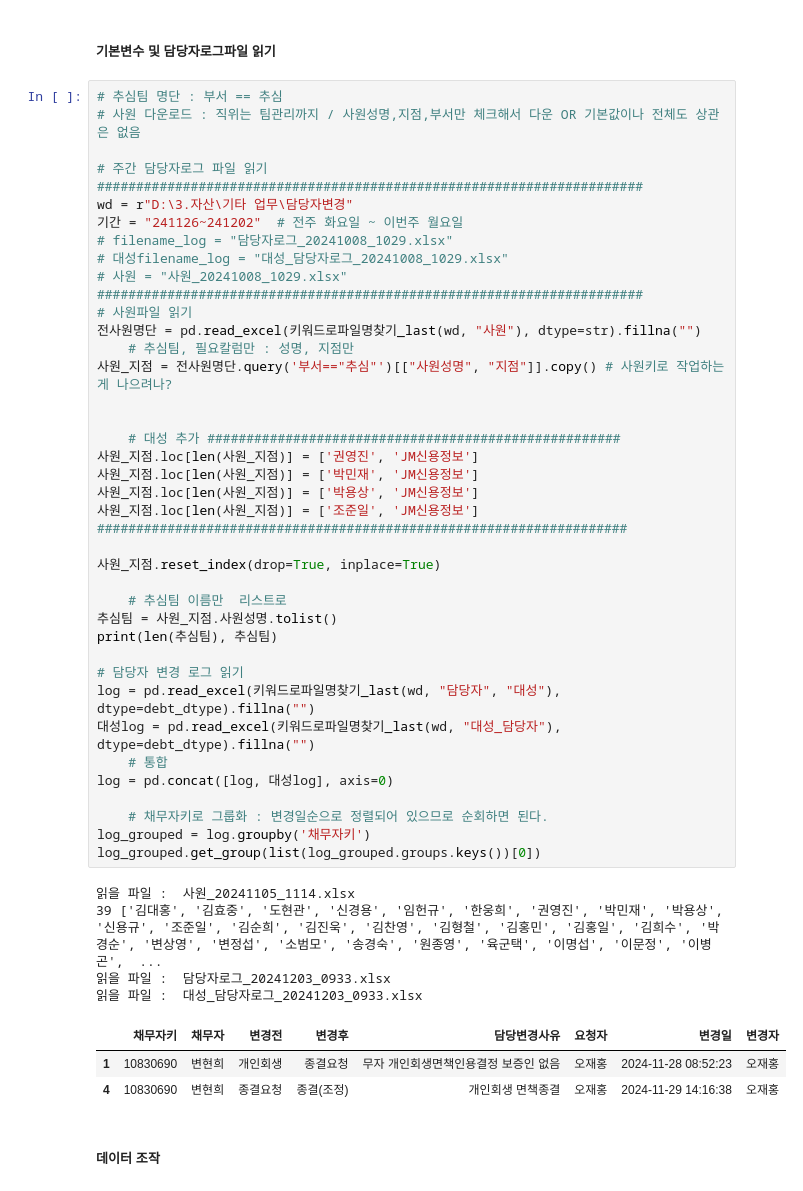
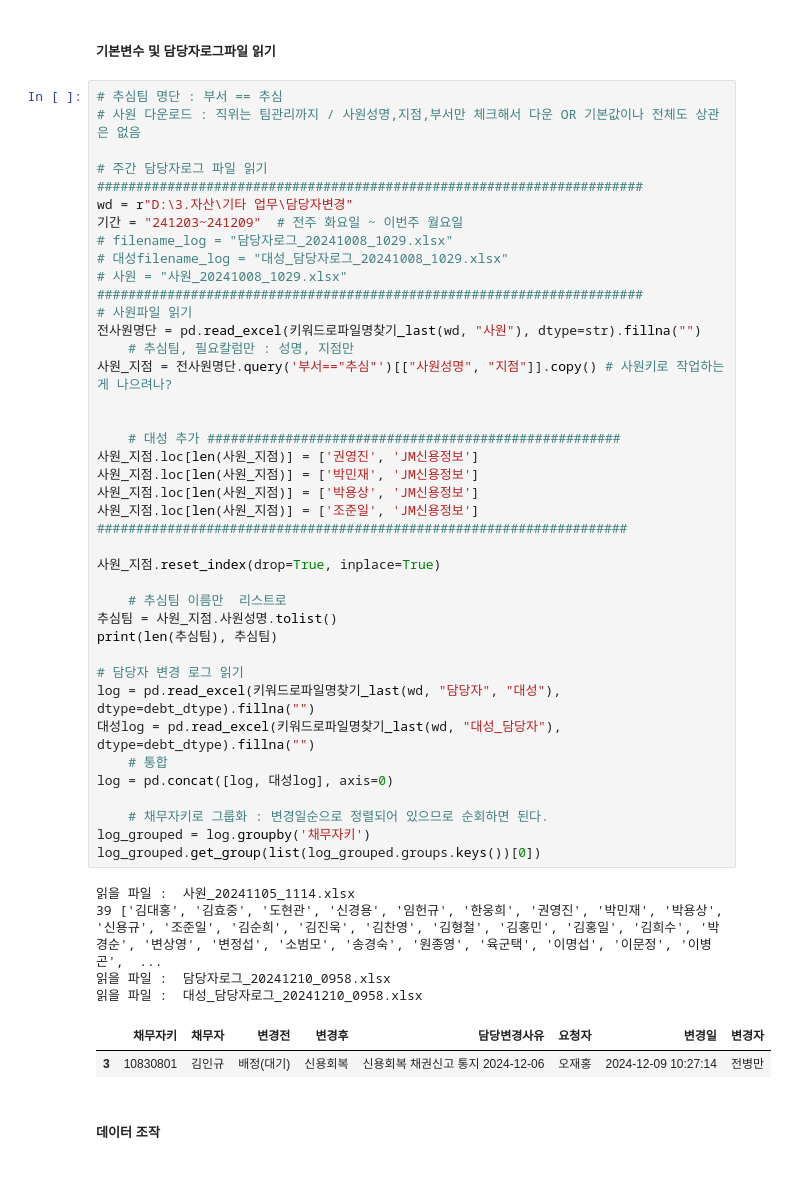
Before and after one commit to jbmyou/python_work, a Jupyter notebook: fileNaming/자산관리/담당자변경.ipynb, the cells around one changed output. Saved outputs shown, nothing was run; the diff lists cells and outputs as text.

```diff
--- a/fileNaming/자산관리/담당자변경.ipynb
+++ b/fileNaming/자산관리/담당자변경.ipynb
@@ -45,7 +45,7 @@ def 키워드로파일명찾기_last(폴더:str, 포함키워드:str, 제외키
 # 주간 담당자로그 파일 읽기
 ######################################################################
 wd = r"D:\3.자산\기타 업무\담당자변경"
-기간 = "241126~241202"  # 전주 화요일 ~ 이번주 월요일
+기간 = "241203~241209"  # 전주 화요일 ~ 이번주 월요일
 # filename_log = "담당자로그_20241008_1029.xlsx"
 # 대성filename_log = "대성_담당자로그_20241008_1029.xlsx"
 # 사원 = "사원_20241008_1029.xlsx"
@@ -55,37 +55,36 @@ wd = r"D:\3.자산\기타 업무\담당자변경"
     # 추심팀, 필요칼럼만 : 성명, 지점만
 사원_지점 = 전사원명단.query('부서=="추심"')[["사원성명", "지점"]].copy() # 사원키로 작업하는게 나으려나?
 
 
     # 대성 추가 #####################################################
 사원_지점.loc[len(사원_지점)] = ['권영진', 'JM신용정보']
 사원_지점.loc[len(사원_지점)] = ['박민재', 'JM신용정보']
 사원_지점.loc[len(사원_지점)] = ['박용상', 'JM신용정보']
 사원_지점.loc[len(사원_지점)] = ['조준일', 'JM신용정보']
 ####################################################################
 
 사원_지점.reset_index(drop=True, inplace=True)
 
     # 추심팀 이름만  리스트로
 추심팀 = 사원_지점.사원성명.tolist()
 print(len(추심팀), 추심팀)
 
 # 담당자 변경 로그 읽기
 log = pd.read_excel(키워드로파일명찾기_last(wd, "담당자", "대성"), dtype=debt_dtype).fillna("")
 대성log = pd.read_excel(키워드로파일명찾기_last(wd, "대성_담당자"), dtype=debt_dtype).fillna("")
     # 통합
 log = pd.concat([log, 대성log], axis=0)
 
     # 채무자키로 그룹화 : 변경일순으로 정렬되어 있으므로 순회하면 된다.
 log_grouped = log.groupby('채무자키')
 log_grouped.get_group(list(log_grouped.groups.keys())[0])
 # %% [output]
 읽을 파일 :  사원_20241105_1114.xlsx
 39 ['김대홍', '김효중', '도현관', '신경용', '임헌규', '한웅희', '권영진', '박민재', '박용상', '신용규', '조준일', '김순희', '김진욱', '김찬영', '김형철', '김홍민', '김홍일', '김희수', '박경순', '변상영', '변정섭', '소범모', '송경숙', '원종영', '육군택', '이명섭', '이문정', '이병곤',  ...
-읽을 파일 :  담당자로그_20241203_0933.xlsx
-읽을 파일 :  대성_담당자로그_20241203_0933.xlsx
+읽을 파일 :  담당자로그_20241210_0958.xlsx
+읽을 파일 :  대성_담당자로그_20241210_0958.xlsx
 |  | 채무자키 | 채무자 | 변경전 | 변경후 | 담당변경사유 | 요청자 | 변경일 | 변경자 |
-| 1 | 10830690 | 변현희 | 개인회생 | 종결요청 | 무자 개인회생면책인용결정 보증인 없음 | 오재홍 | 2024-11-28 08:52:23 | 오재홍 |
-| 4 | 10830690 | 변현희 | 종결요청 | 종결(조정) | 개인회생 면책종결 | 오재홍 | 2024-11-29 14:16:38 | 오재홍 |
+| 3 | 10830801 | 김인규 | 배정(대기) | 신용회복 | 신용회복 채권신고 통지 2024-12-06 | 오재홍 | 2024-12-09 10:27:14 | 전병만 |
 # %% [markdown]
 ##### 데이터 조작
 # %%
```
Also changed, not shown: parts of 1 cell of this notebook, 5 other files.
